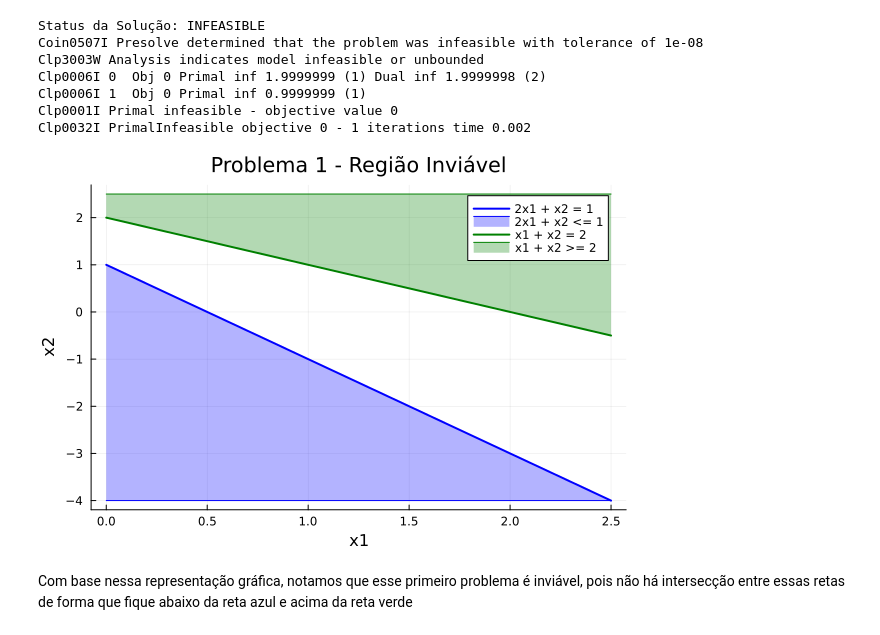
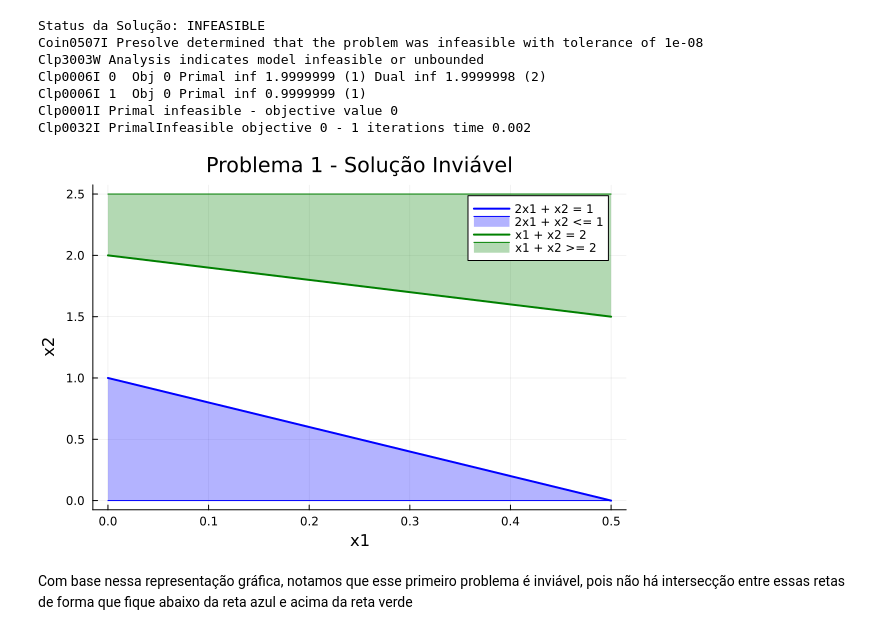
Before and after one commit to wagaojr/intro_otimizacao, a Jupyter notebook: lista1/questao2.ipynb, the cells around one changed output. Saved outputs shown, nothing was run; the diff lists cells and outputs as text; code cells hidden in the pictures.

```diff
--- a/lista1/questao2.ipynb
+++ b/lista1/questao2.ipynb
@@ -64,27 +64,27 @@ Clp0006I 1  Obj 0 Primal inf 0.9999999 (1)
 Clp0001I Primal infeasible - objective value 0
 Clp0032I PrimalInfeasible objective 0 - 1 iterations time 0.002
 # %%
-x1 = 0:0.1:2.5
+x1 = 0:0.1:0.5
 
 x2_1 = 1 .- 2 .* x1
 
 x2_upper = fill(2.5, length(x1))
-x2_lower = fill(-4,   length(x1))
+x2_lower = fill(0,   length(x1))
 
 x2_2 = 2 .- x1
 
 plot(x1, x2_1, label="2x1 + x2 = 1", color=:blue, linewidth=2)
 plot!(x1, x2_lower, fillrange=x2_1, fillalpha=0.3, label="2x1 + x2 <= 1", color=:blue)
 plot!(x1, x2_2, label="x1 + x2 = 2", color=:green, linewidth=2)
 plot!(x1, x2_upper, fillrange=x2_2, fillalpha=0.3, label="x1 + x2 >= 2", color=:green)
 
 xlabel!("x1")
 ylabel!("x2")
-title!("Problema 1 - Região Inviável")
+title!("Problema 1 - Solução Inviável")
 
 plot!()
 # %% [output]
-[figure, old version]
+[figure, new version]
 # %% [markdown]
 Com base nessa representação gráfica, notamos que esse primeiro problema é inviável, pois não há intersecção entre essas retas de forma que fique abaixo da reta azul e acima da reta verde
 # %%
```
Also changed, not shown: parts of 4 cells of this notebook.
